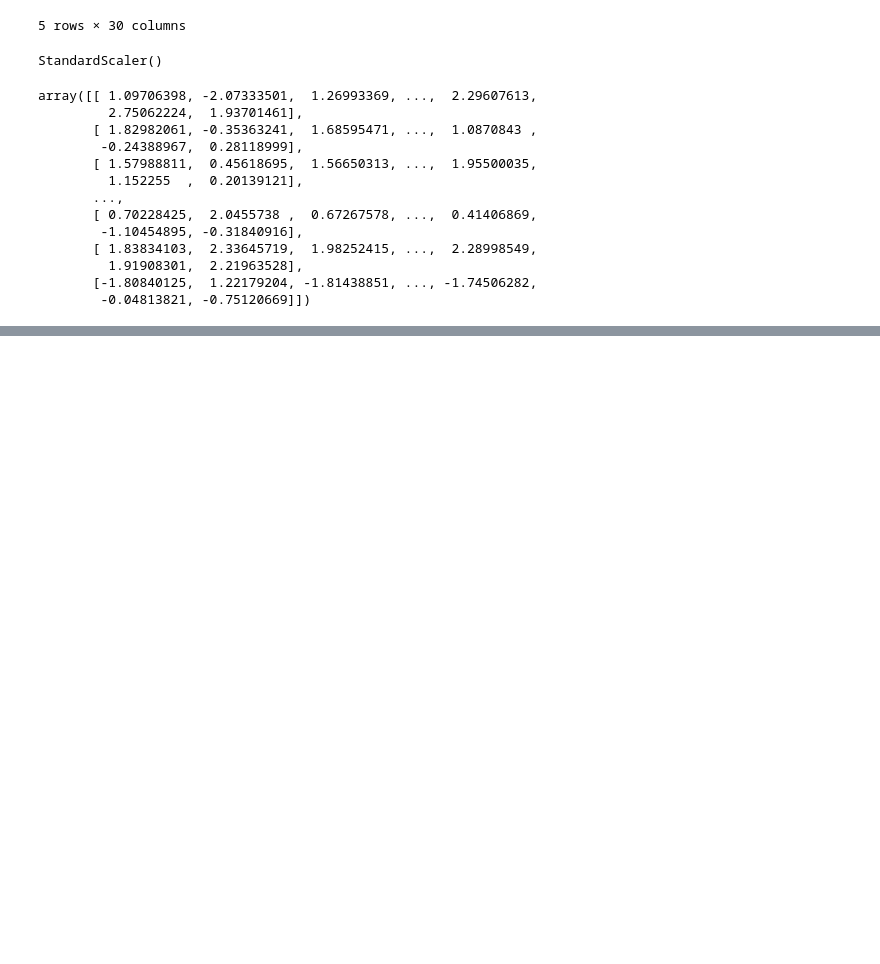
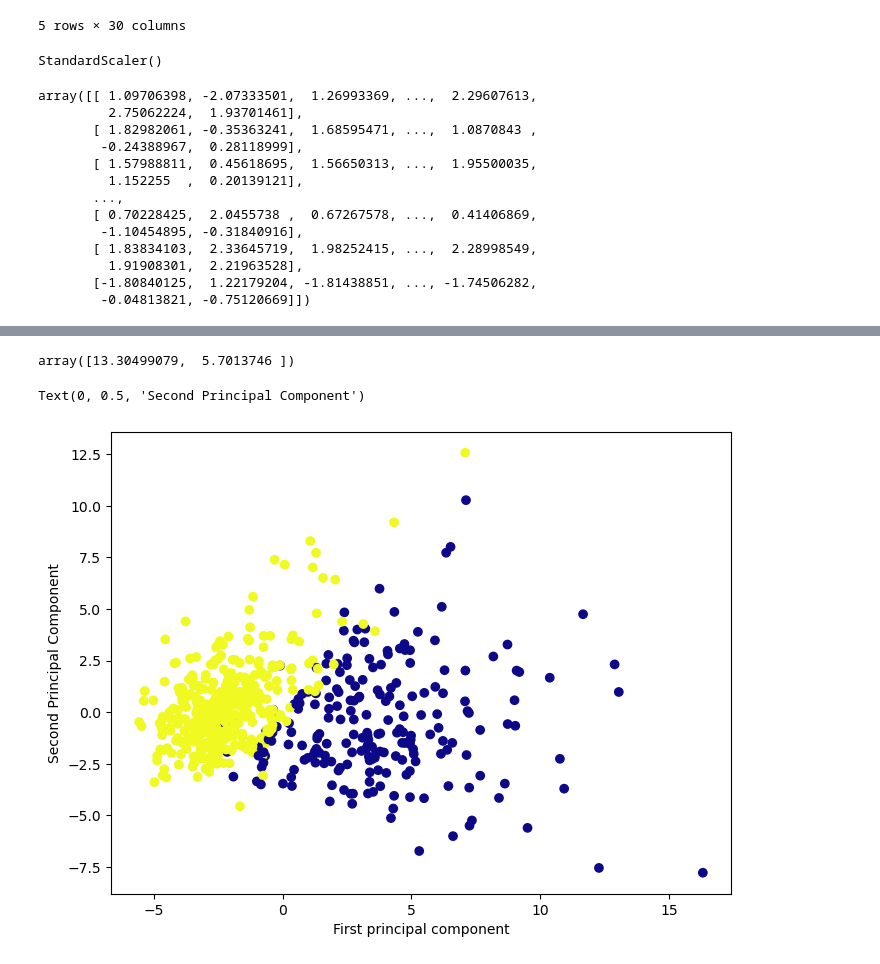
Before and after one commit to cyrolux123/Machine-Learning-Detailed, a Jupyter notebook: PCA/PCA Implementation.ipynb, the cells around one changed output, grey strips where cells are left out. Drawn from its saved outputs; the diff is of its cells as text; code cells hidden in the pictures; blank space fills up the shorter version.

```diff
--- a/PCA/PCA Implementation.ipynb
+++ b/PCA/PCA Implementation.ipynb
@@ -94,3 +94,5 @@ array([[ 1.09706398, -2.07333501,  1.26993369, ...,  2.29607613,
 from sklearn.decomposition import PCA
 # %%
 pca = PCA(n_components=2)
+# %%
+data_pca = pca.fit_transform(scaled_data)
@@ -96,0 +109,12 @@ pca = PCA(n_components=2)
+# %%
+pca.explained_variance_
+# %% [output]
+array([13.30499079,  5.7013746 ])
+# %%
+plt.figure(figsize=(8,6))
+plt.scatter(data_pca[:,0],data_pca[:,1],c=cancer['target'],cmap='plasma')
+plt.xlabel('First principal component')
+plt.ylabel('Second Principal Component')
+# %% [output]
+Text(0, 0.5, 'Second Principal Component')
+[figure, added]
```
Also changed, not shown: parts of 1 cell of this notebook, 1 other file.
